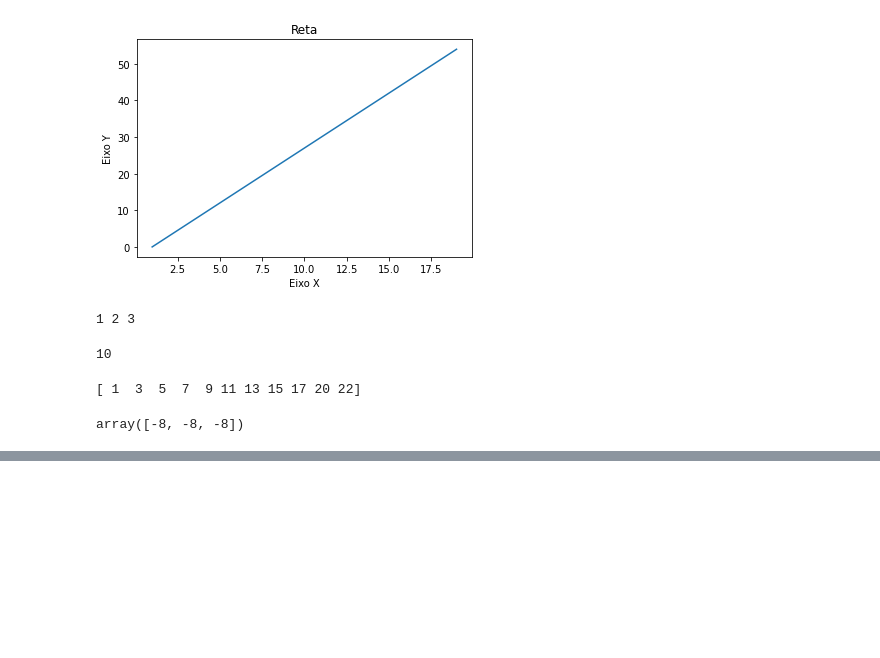
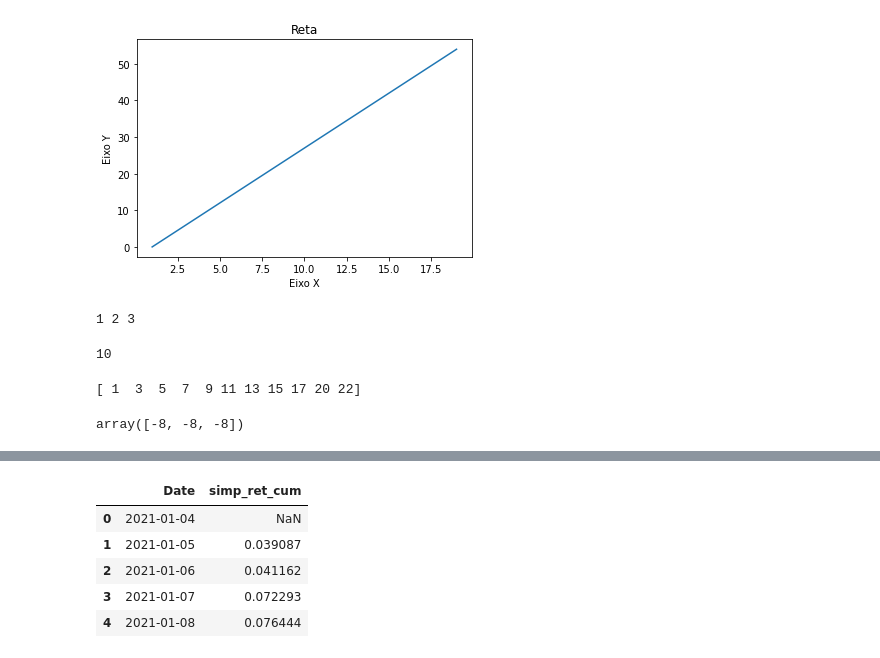
Before and after one commit to andresalerno/mercado_financeiro, a Jupyter notebook: chapter_1.ipynb, the cells around one changed output, grey strips where cells are left out. Saved outputs shown, nothing was run; the diff lists cells and outputs as text; code cells hidden in the pictures; blank space fills up the shorter version.

```diff
--- a/chapter_1.ipynb
+++ b/chapter_1.ipynb
@@ -414,0 +440,13 @@ df.tail(5)
+# %%
+df_retorno = pd.DataFrame(df['simp_ret_cum'])
+
+df_retorno.reset_index(inplace=True)
+
+df_retorno.head()
+# %% [output]
+|  | Date | simp_ret_cum |
+| 0 | 2021-01-04 | NaN |
+| 1 | 2021-01-05 | 0.039087 |
+| 2 | 2021-01-06 | 0.041162 |
+| 3 | 2021-01-07 | 0.072293 |
+| 4 | 2021-01-08 | 0.076444 |
```
Also changed, not shown: parts of 13 cells of this notebook.
